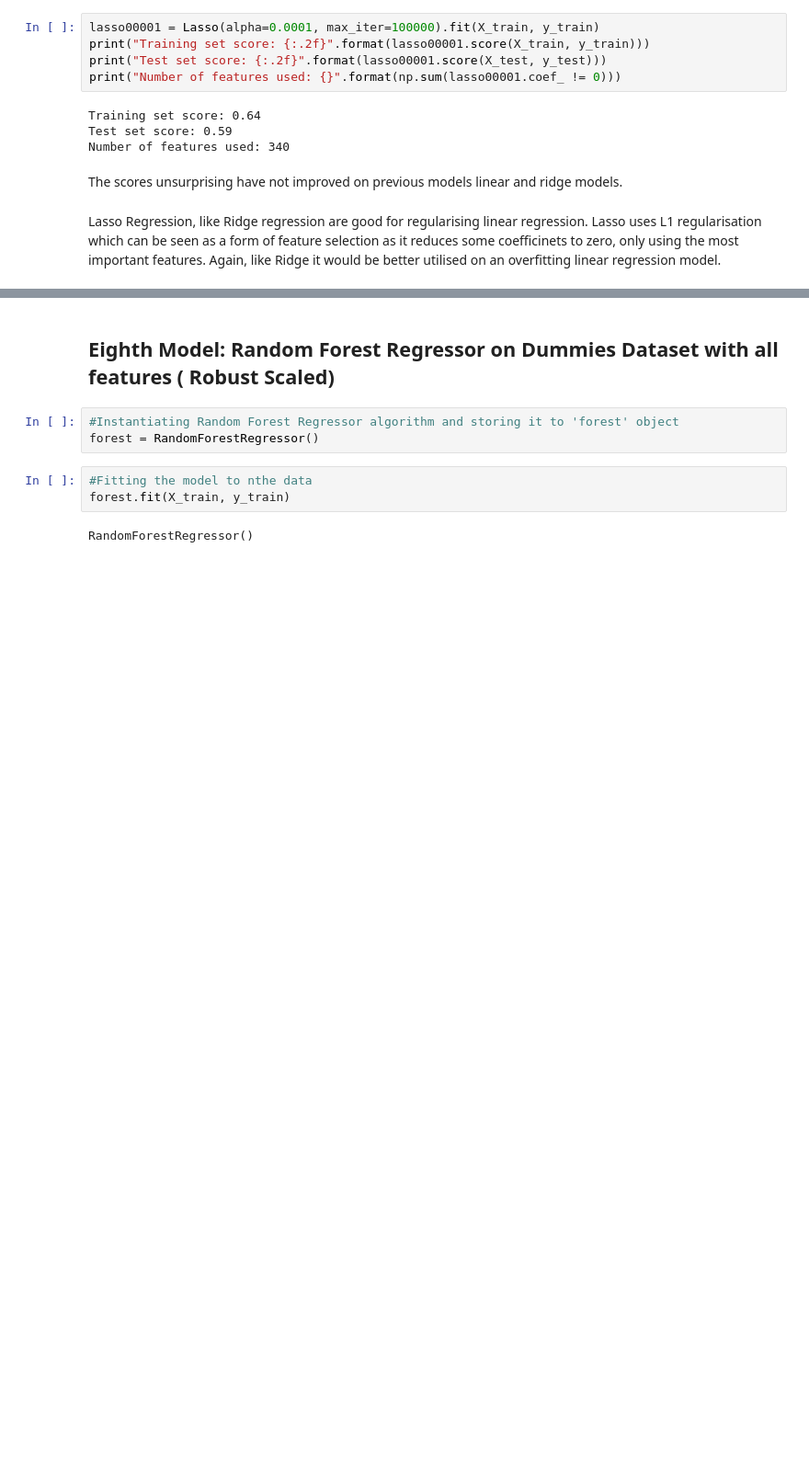
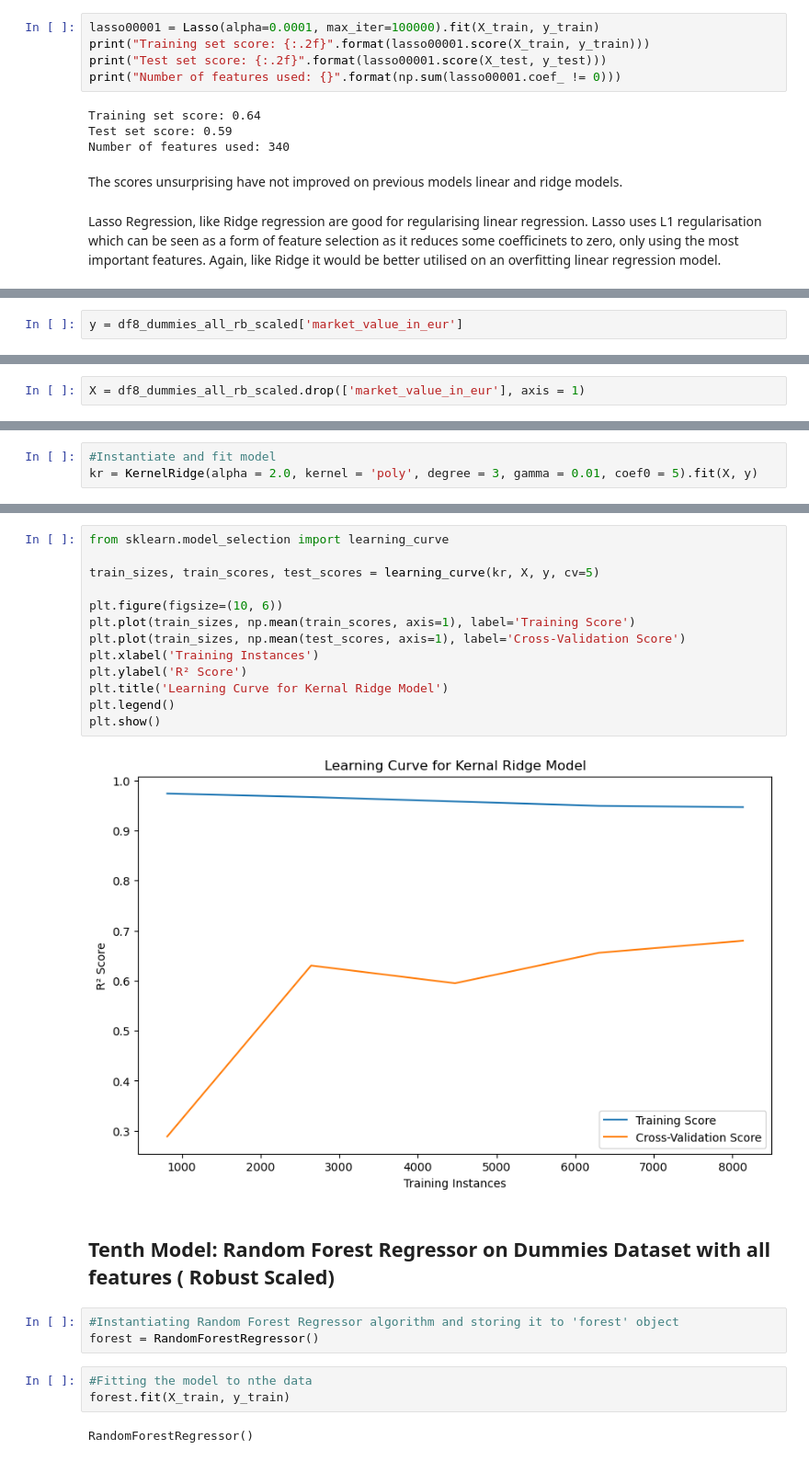
Before and after one commit to KaviCCT/Strategic_Thinking_CA2, a Jupyter notebook: Strategic_Thinking_CA2_part3_Modelling.ipynb, the cells around one changed output, grey strips where cells are left out. Shown at 92% size. Saved outputs shown, nothing was run; the diff lists cells and outputs as text; blank space fills up the shorter version.

```diff
--- a/Strategic_Thinking_CA2_part3_Modelling.ipynb
+++ b/Strategic_Thinking_CA2_part3_Modelling.ipynb
@@ -952,0 +1086,2 @@ Lasso Regression, like Ridge regression are good for regularising linear regress
+# %%
+y = df8_dummies_all_rb_scaled['market_value_in_eur']
@@ -952,0 +1092,2 @@ Lasso Regression, like Ridge regression are good for regularising linear regress
+# %%
+X = df8_dummies_all_rb_scaled.drop(['market_value_in_eur'], axis = 1)
@@ -952,0 +1101,3 @@ Lasso Regression, like Ridge regression are good for regularising linear regress
+# %%
+#Instantiate and fit model
+kr = KernelRidge(alpha = 2.0, kernel = 'poly', degree = 3, gamma = 0.01, coef0 = 5).fit(X, y)
@@ -953,5 +1121,20 @@ Lasso Regression, like Ridge regression are good for regularising linear regress
+# %%
+from sklearn.model_selection import learning_curve
+
+train_sizes, train_scores, test_scores = learning_curve(kr, X, y, cv=5)
+
+plt.figure(figsize=(10, 6))
+plt.plot(train_sizes, np.mean(train_scores, axis=1), label='Training Score')
+plt.plot(train_sizes, np.mean(test_scores, axis=1), label='Cross-Validation Score')
+plt.xlabel('Training Instances')
+plt.ylabel('R² Score')
+plt.title('Learning Curve for Kernal Ridge Model')
+plt.legend()
+plt.show()
+# %% [output]
+[figure, added]
 # %% [markdown]
-## Eighth Model: Random Forest Regressor on  Dummies Dataset with all features ( Robust Scaled)
+## Tenth Model: Random Forest Regressor on  Dummies Dataset with all features ( Robust Scaled)
 # %%
 #Instantiating Random Forest Regressor algorithm and storing it to 'forest' object
 forest = RandomForestRegressor()
```
Also changed, not shown: parts of 40 cells of this notebook.
